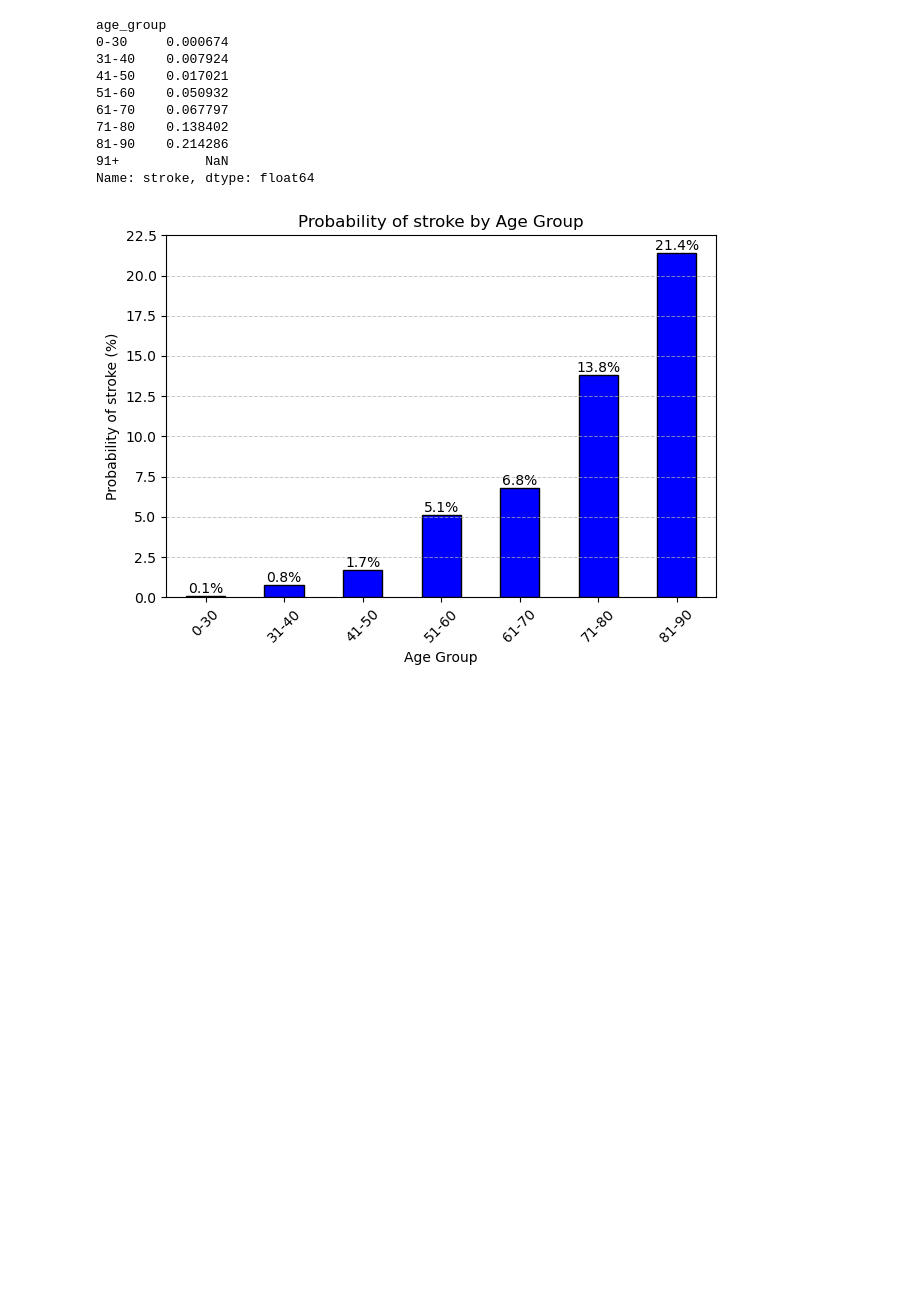
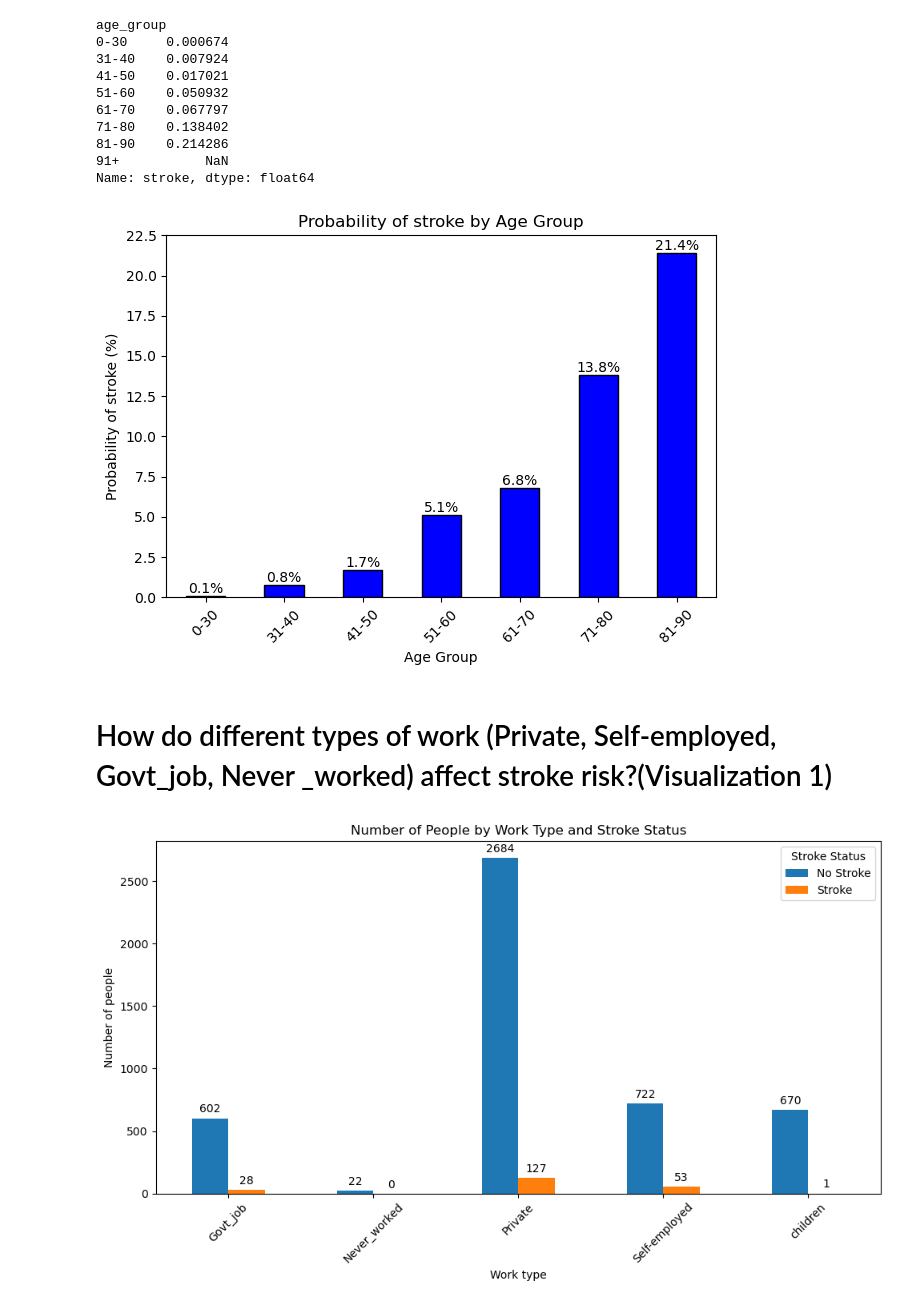
Before and after one commit to talazubi/project-1, a Jupyter notebook: cleaned_stroke_df.ipynb, the cells around one changed output. Cells and saved outputs as stored; diff of their text form; code cells hidden in the pictures; blank space fills up the shorter version.

```diff
--- a/cleaned_stroke_df.ipynb
+++ b/cleaned_stroke_df.ipynb
@@ -262,7 +267,7 @@ plt.title("Probability of stroke by Age Group")
 plt.xlabel("Age Group")
 plt.ylabel("Probability of stroke (%)")
 plt.xticks(rotation = 45)
-plt.grid(axis= "y" , linestyle="--" , linewidth=0.7 , alpha=0.7)
+
 
 #displaying the precentage values on top of each bar
 for bar in bars.containers:
@@ -275,4 +280,32 @@ plt.savefig("data/Probability of stroke by Age Group")
 plt.tight_layout()
 plt.show()
 # %% [output]
-[figure, old version]
+[figure, new version]
+# %% [markdown]
+# How do different types of work (Private, Self-employed, Govt_job, Never _worked) affect stroke risk?(Visualization 1)
+# %%
+#Group data by work type and stroke then count
+work_type_count = stroke_predictive.groupby(["work_type" , "stroke"]).size().unstack(fill_value=0)
+
+#Creating bar chart
+bars_2 = work_type_count.plot(kind="bar" , figsize=(10 , 6))
+
+#Adding labels and title
+plt.title("Number of People by Work Type and Stroke Status")
+plt.xlabel("Work type")
+plt.ylabel("Number of people")
+plt.xticks(rotation=45)
+plt.legend(["No Stroke" , "Stroke"] , title= "Stroke Status")
+
+#Adding the number of people ontop of each bar
+for bar in bars_2.containers:
+    bars_2.bar_label(bar, fmt="%d" , padding= 3)
+
+#Saving the chart
+plt.savefig("data/Number of People by Work Type and Stroke Status")
+
+#display the chart
+plt.tight_layout()
+plt.show()
+# %% [output]
+[figure, added]
```
Also changed, not shown: parts of 3 cells of this notebook, 5 other files.
